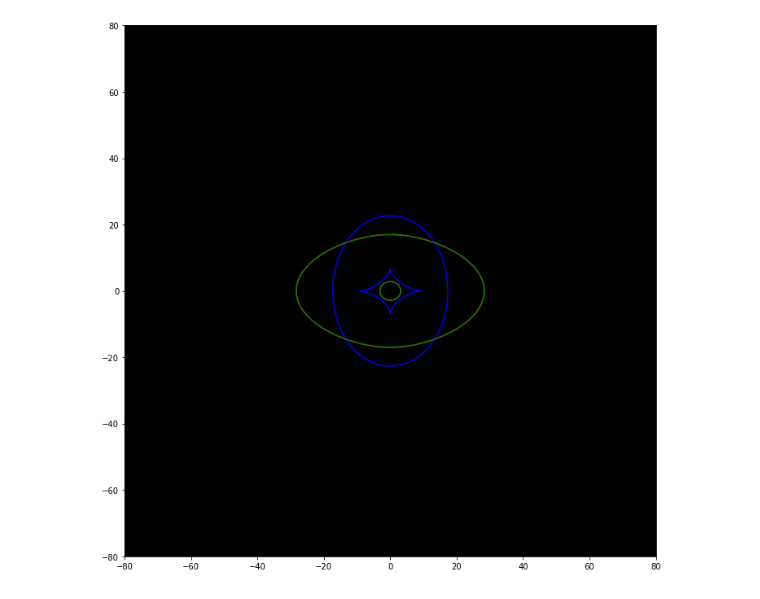
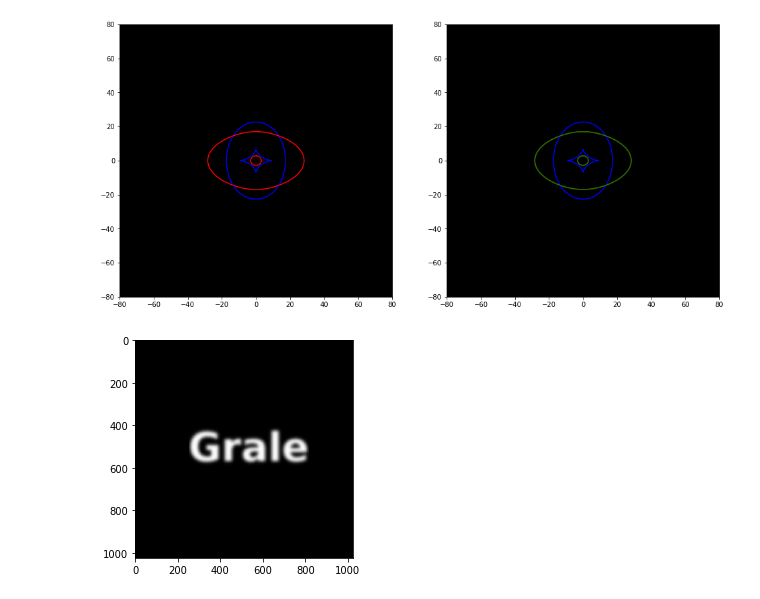
Before and after one commit to j0r1/GRALE2, a Jupyter notebook: pygrale/doc/source/_static/fittest.ipynb, the cells around one changed output. Drawn from its saved outputs; the diff is of its cells as text; code cells hidden in the pictures.

```diff
--- a/pygrale/doc/source/_static/fittest.ipynb
+++ b/pygrale/doc/source/_static/fittest.ipynb
@@ -50,8 +58,13 @@ plotutil.plotImagePlane(lensInfo);
-# %%
-N=2000
-cells = grid.createSubdivisionGrid(120*ANGLE_ARCSEC, [0,0], lensInfo, N, N+200, keepLarger=True)
-
-def evaluateLensDensity(lens, points):
-    return lens.getSurfaceMassDensity(points)
-
-fitLens = grid.fitMultiplePlummerLens(cells, Dd, lambda points: evaluateLensDensity(l, points))
+# %%
+# Here, we're going to prepare the fit. We're going to create a grid of cells for
+# which the cells are narrower in regions that contain more mass. We'll aim for
+# between 2000 and 2200 cells.
+# For each cell, in the next step we'll use a Plummer basis function with a width
+# that's proportional to the cell size. When a cell is subdivided, we're keeping that
+# cell in the grid as well (so not just the four smaller 'child' cells), thereby also using
+# a basis function for the 'parent' cell.
+N1, N2 = 2000, 2200
+cells = grid.createSubdivisionGrid(120*ANGLE_ARCSEC, [0,0], lensInfo, N1, N2, keepLarger=True)
+
+plt.figure(figsize=(8,8))
+plotutil.plotSubdivisionGrid(cells);
@@ -57,0 +73,10 @@ fitLens = grid.fitMultiplePlummerLens(cells, Dd, lambda points: evaluateLensDens
+# %%
+# In the fitMultiplePlummerLens function, we not only need to specify
+# the cells to which the Plummer basis functions should be assigned, but
+# we also need to profide a function that returns the surface mass density
+# for the points that are specified. In this case, that's provided by
+# our original lens
+fitLens = grid.fitMultiplePlummerLens(cells, Dd, l.getSurfaceMassDensity)
+
+# The type of the new lens shows that it's a multiple plummer lens:
+type(fitLens)
@@ -65,9 +109,34 @@ plotutil.plotDensityGnuplot(fitLensInfo);
 # %%
-plt.figure(figsize=(12,12))
+# Let's plot the image plane for the new lens on the left. On the right we'll
+# first plot the same situation, and re-draw the critical lines of the original
+# PIEMD lens in green, showing that they are very nearly identical
+plt.figure(figsize=(16,8))
+plt.subplot(1,2,1)
+plotutil.plotImagePlane(fitLensInfo);
+
+plt.subplot(1,2,2)
 plotutil.plotImagePlane(fitLensInfo);
 
 orig = lensInfo["imageplane"].getCriticalLines()
 for c in orig:
     plt.plot(np.array(c)[:,0]/ANGLE_ARCSEC, np.array(c)[:,1]/ANGLE_ARCSEC, color="green")
 # %% [output]
-[figure, old version]
+[figure, new version]
+# %%
+# Having verified that we can reproduce the lens effect well with such an
+# approximation, let's have some fun with this. Here, we'll use a PNG image
+# file that shows 'Grale' as a mass distribution.
+
+# First, let's load the image and show its contents
+img = plt.imread("grale.png")
+plt.imshow(img)
+
+# Then, to be able to easily plug this into the subdivision grid creation, as
+# well as the fit routine, we'll create a GridFunction. As the image pixels are
+# from top to bottom and we want them the other way around, we'll flip the image
+# The x10 is done (after some experimenting) to get a total mass of roughly 1e13 M_sun
+# in the region.
+img = np.flip(img[:,:,0].astype(np.double)*10, 0)
+gf = gridfunction.GridFunction(img, -V(20,20)*ANGLE_ARCSEC, V(20,20)*ANGLE_ARCSEC)
+# %% [output]
+[figure, added]
```
Also changed, not shown: parts of 19 cells of this notebook, 3 other files.
